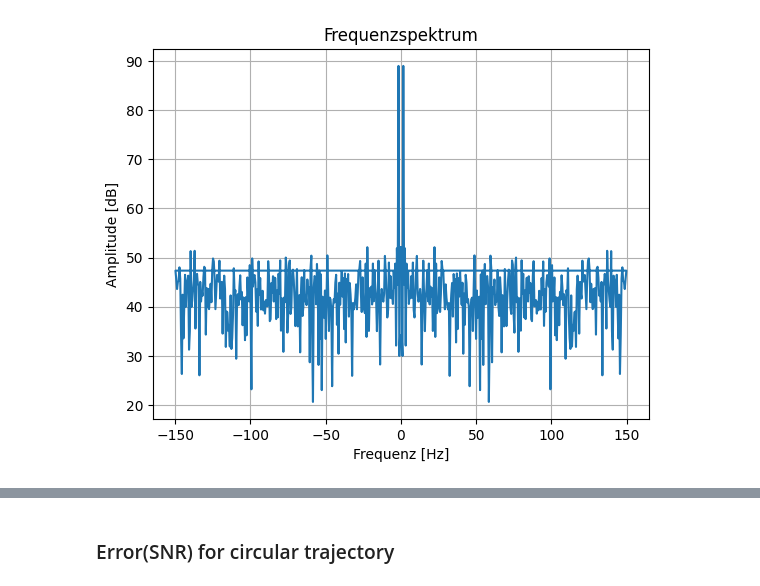
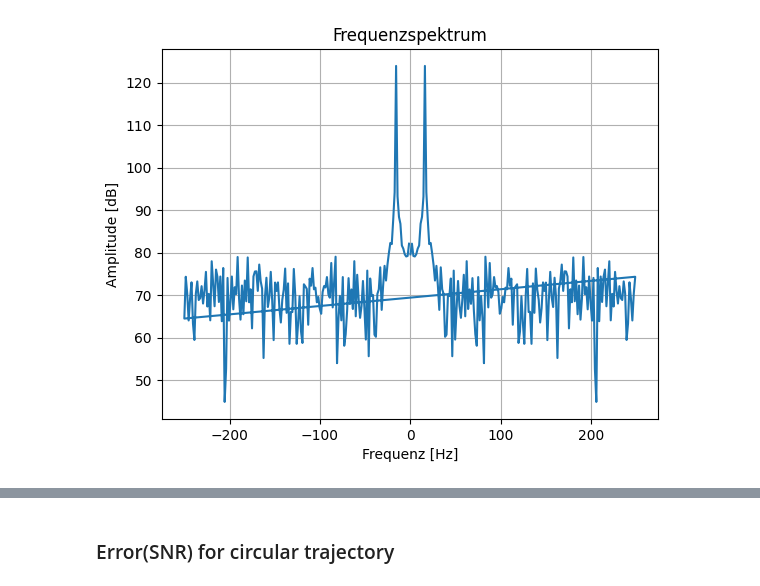
Before and after one commit to AlbrechtMaximilian/dsvs-praktikum, a Jupyter notebook: task_a.ipynb, the cells around one changed output, grey strips where cells are left out. Drawn from its saved outputs; the diff is of its cells as text; code cells hidden in the pictures.

```diff
--- a/task_a.ipynb
+++ b/task_a.ipynb
@@ -64,13 +68,16 @@ def calculate_rmse(position_1, position_2):
 
     return rmse
 # %%
-fs = 300
-acceleration, position = generate_circle_signal(v=10, fs=fs, p=3, snr=20)
+from scipy.signal import savgol_filter
+
+fs = 500
+acceleration, position = generate_circle_signal(v=100, fs=fs, p=10, snr=30)
 t = acceleration[:, 0]
 ax = acceleration[:, 1]
+#ax = savgol_filter(ax, window_length=101, polyorder=3)
 plot_spectrum(t, ax, fs)
 # %% [output]
-[figure, old version]
+[figure, new version]
 # %%
 # circular trajectory
 # parameters
```
Also changed, not shown: parts of 7 cells of this notebook, 6 other files.
